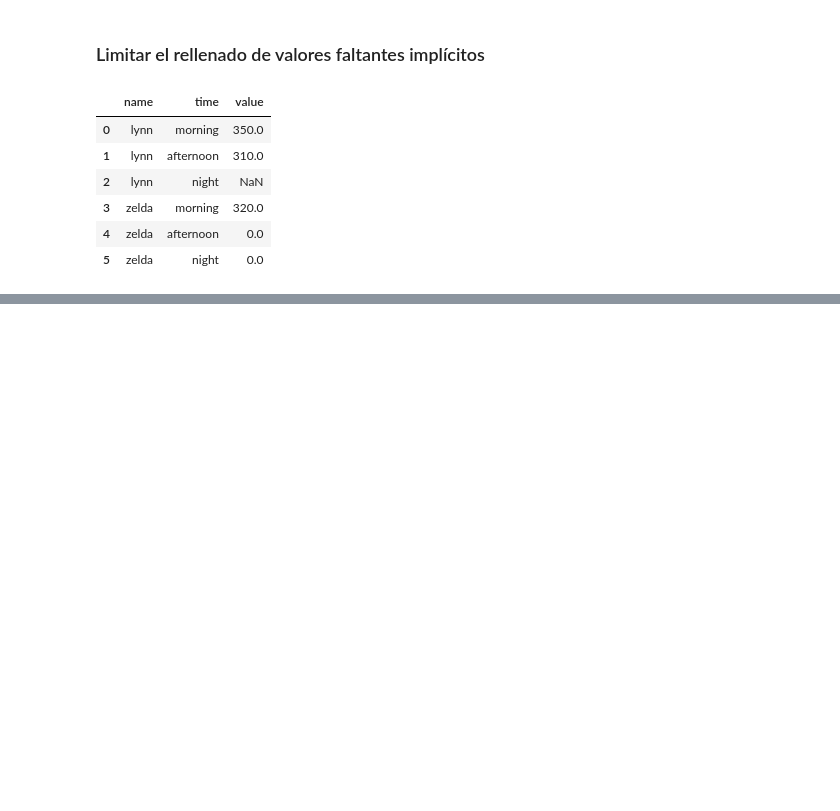
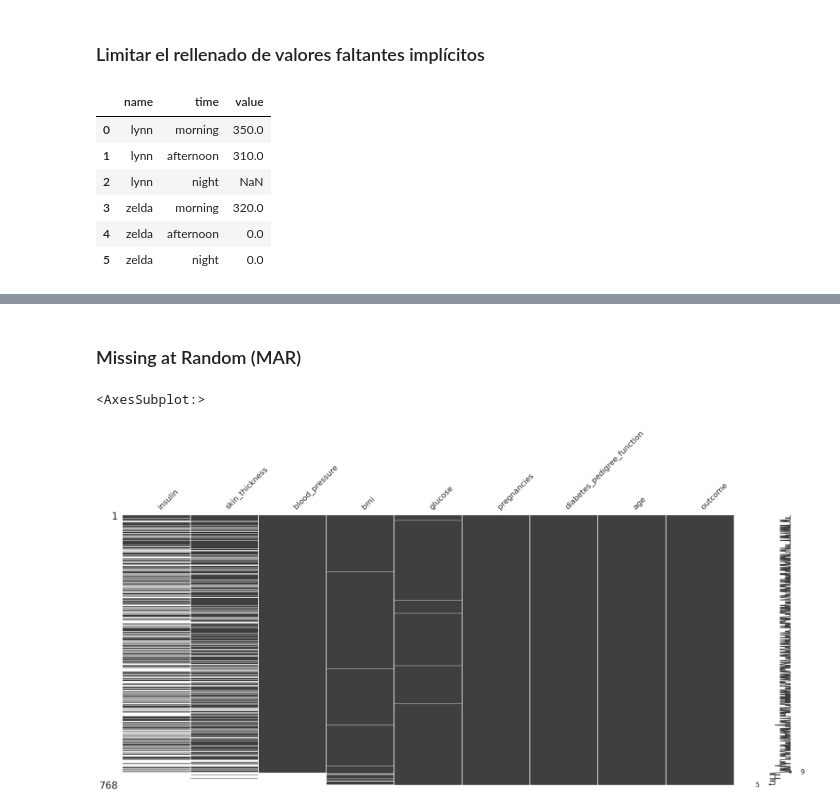
Before and after one commit to ArnolPlazas/manejo_datos_faltantes, a Jupyter notebook: exploration-missing-values.ipynb, the cells around one changed output, grey strips where cells are left out. Saved outputs shown, nothing was run; the diff lists cells and outputs as text; code cells hidden in the pictures; blank space fills up the shorter version.

```diff
--- a/exploration-missing-values.ipynb
+++ b/exploration-missing-values.ipynb
@@ -767,0 +791,12 @@ Las columnas MultiIndex no son complatibles.
+# %% [markdown]
+### Missing at Random (MAR)
+# %%
+(
+    diabetes_df
+    .missing.sort_variables_by_missingness()
+    .sort_values(by='blood_pressure')
+    .pipe(missingno.matrix)
+)
+# %% [output]
+<AxesSubplot:>
+[figure, added]
```
Also changed, not shown: parts of 8 cells of this notebook, 2 other files.
